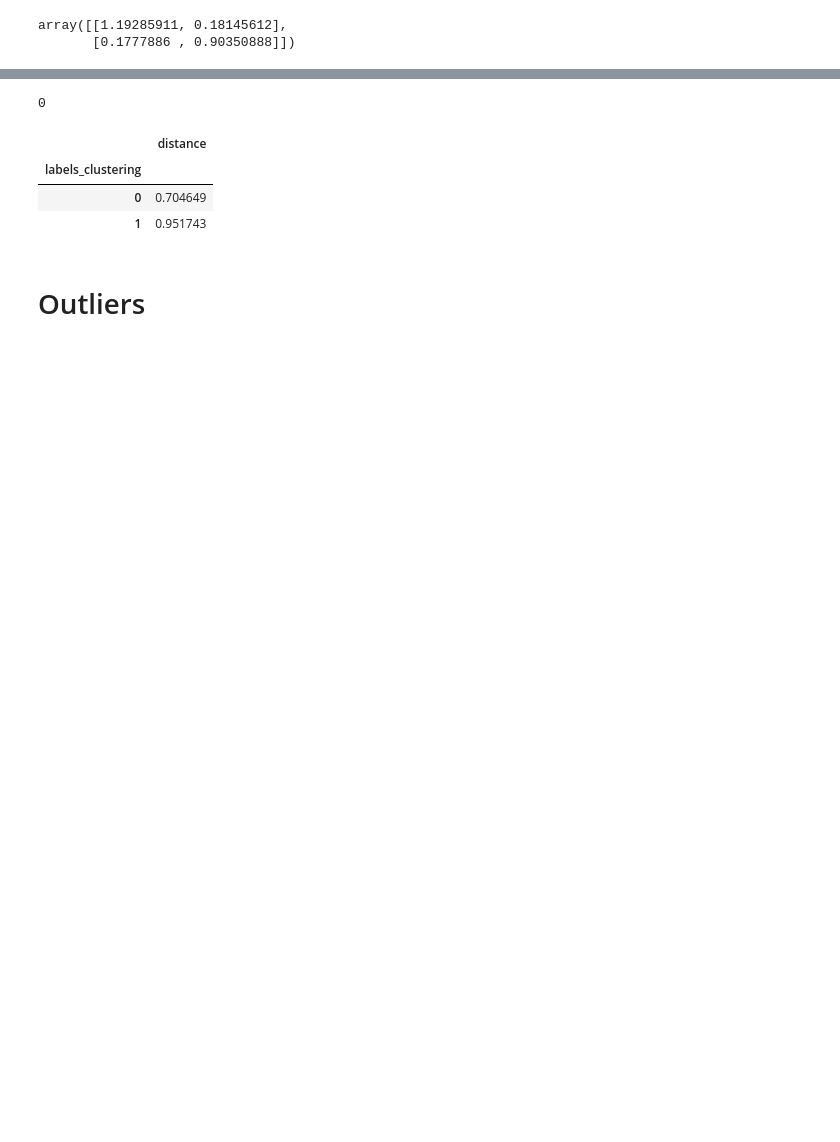
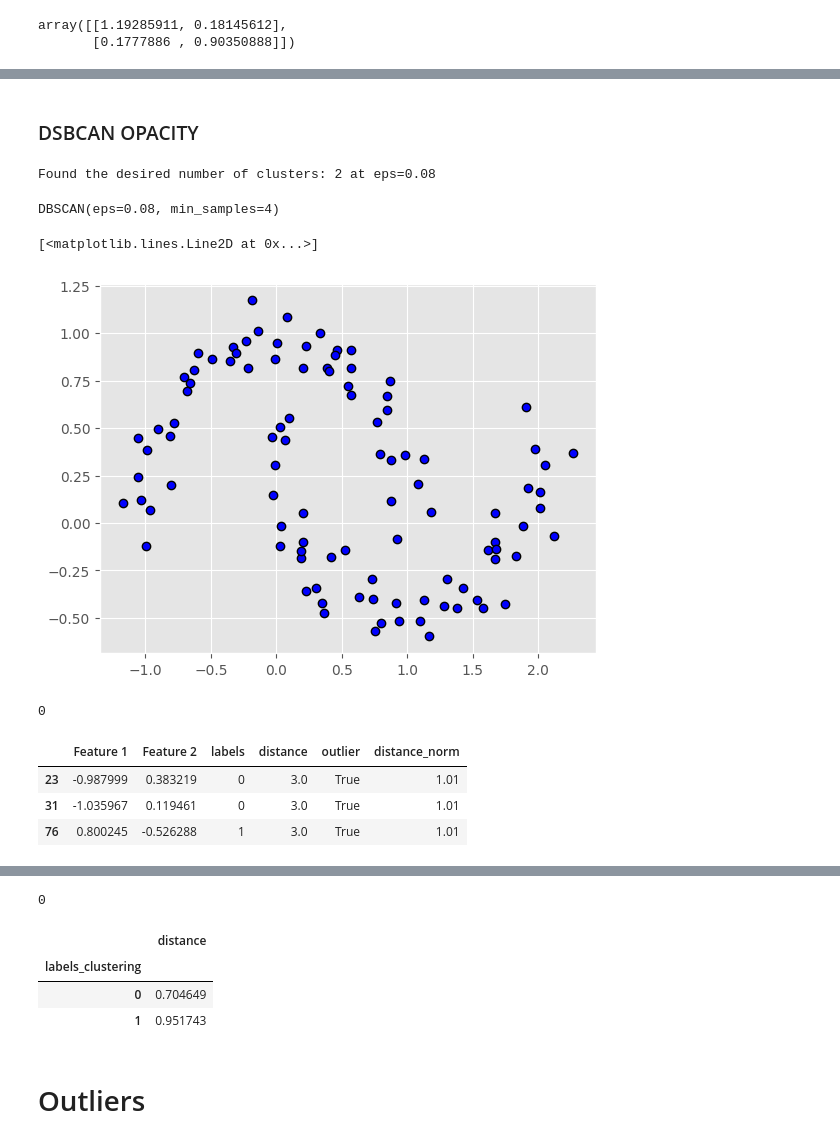
Before and after one commit to HaykTarkhanyan/CDSGD, a Jupyter notebook: cdsgd/bzbz.ipynb, the cells around one changed output, grey strips where cells are left out. Cells and saved outputs as stored; diff of their text form; code cells hidden in the pictures; blank space fills up the shorter version.

```diff
--- a/cdsgd/bzbz.ipynb
+++ b/cdsgd/bzbz.ipynb
@@ -79,0 +135,2 @@ array([[1.19285911, 0.18145612],
+# %% [markdown]
+### DSBCAN OPACITY
@@ -79,0 +140,33 @@ array([[1.19285911, 0.18145612],
+# %%
+from sklearn.datasets import make_moons
+
+X, y = make_moons(n_samples=100, random_state=42, noise=0.1)
+
+df = pd.DataFrame(X, columns=['Feature 1', 'Feature 2'])
+df["labels"] = y
+db = run_dbscan(df, eps=0.01, min_samples=2*X.shape[1])
+db
+# %% [output]
+Found the desired number of clusters: 2 at eps=0.08
+DBSCAN(eps=0.08, min_samples=4)
+# %%
+plt.plot(df['Feature 1'], df['Feature 2'], 'o', markerfacecolor='b', markeredgecolor='k', markersize=6)
+# %% [output]
+[<matplotlib.lines.Line2D at 0x...>]
+[figure, added]
+# %%
+radius = db.eps * 2
+
+df["distance"] = get_distance(df.values, db, alg="dbscan", density_radius=radius)
+
+df["distance_norm"] = remove_outliers_and_normalize(df)
+df.isna().sum().sum()
+# %% [output]
+0
+# %%
+df[df["distance_norm"] == df["distance_norm"].max()]
+# %% [output]
+|  | Feature 1 | Feature 2 | labels | distance | outlier | distance_norm |
+| 23 | -0.987999 | 0.383219 | 0 | 3.0 | True | 1.01 |
+| 31 | -1.035967 | 0.119461 | 0 | 3.0 | True | 1.01 |
+| 76 | 0.800245 | -0.526288 | 1 | 3.0 | True | 1.01 |
```
Also changed, not shown: parts of 12 cells of this notebook, 5 other files.
